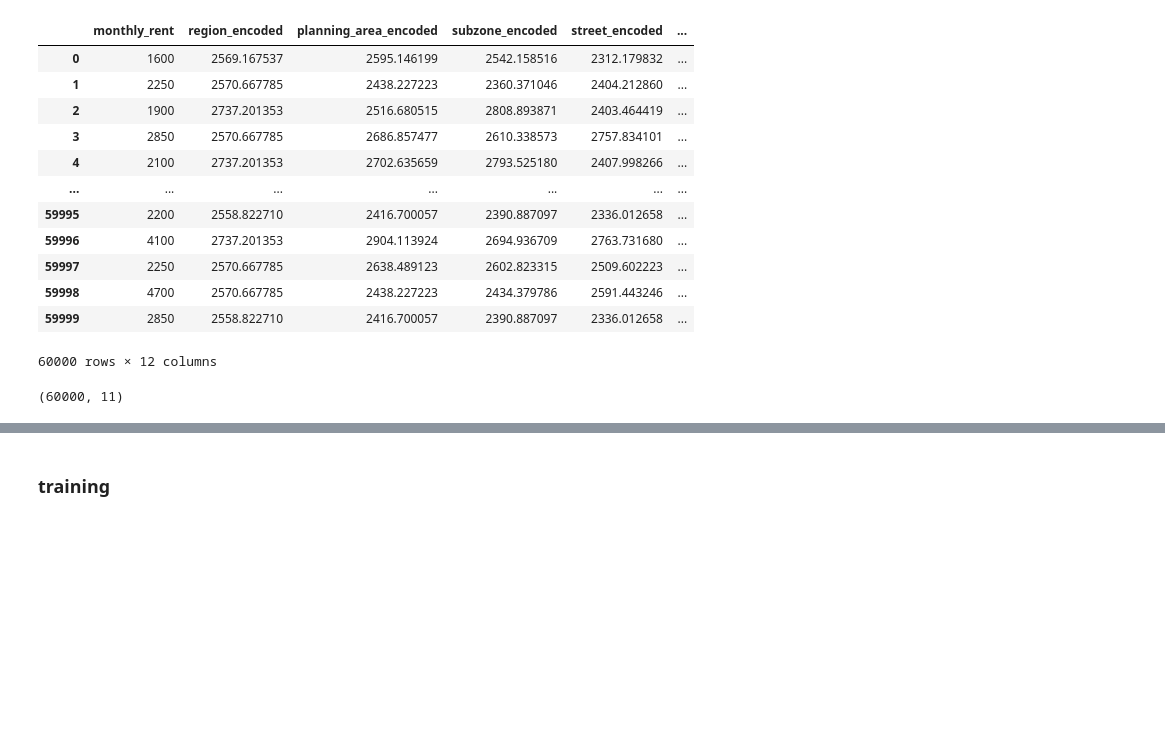
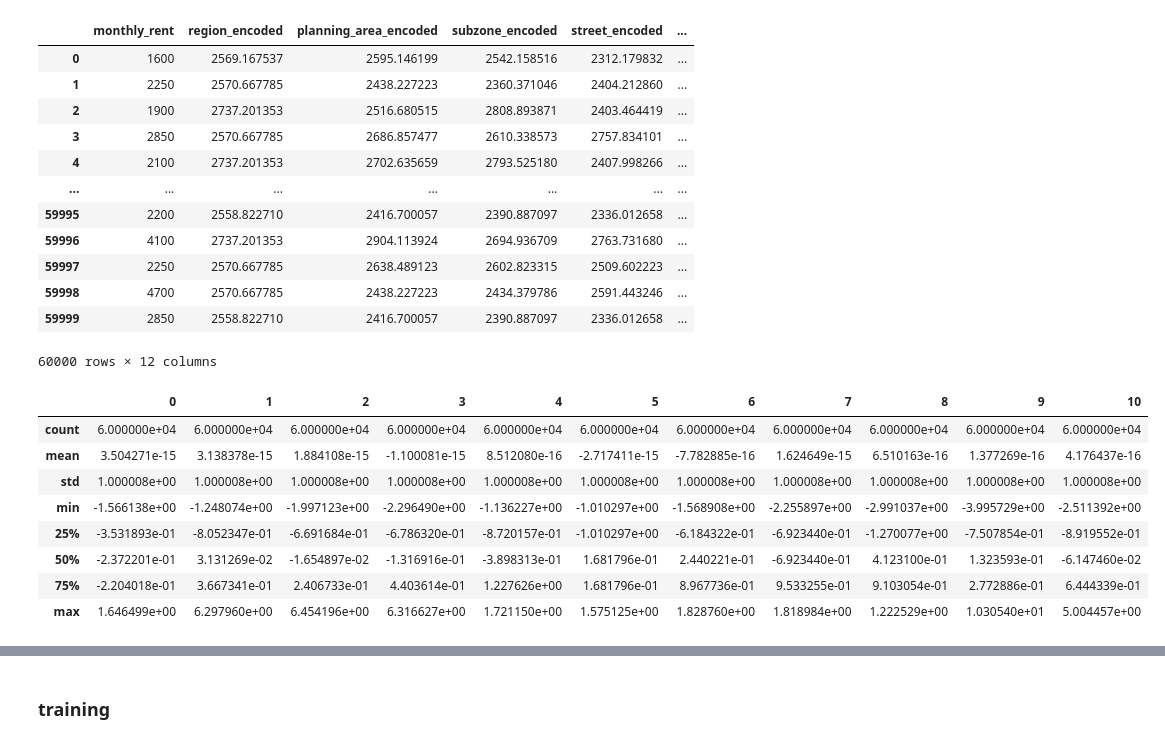
Before and after one commit to Andrewzhang217/CS5228, a Jupyter notebook: project_encoding_training.ipynb, the cells around one changed output, grey strips where cells are left out. Saved outputs shown, nothing was run; the diff lists cells and outputs as text; code cells hidden in the pictures; blank space fills up the shorter version.

```diff
--- a/project_encoding_training.ipynb
+++ b/project_encoding_training.ipynb
@@ -240,9 +238,18 @@ scaler = StandardScaler()
 
 normalized_features = scaler.fit_transform(encoded_train_set.iloc[:,1:])
 # %%
-normalized_features.shape
+df_describe = pd.DataFrame(normalized_features)
+df_describe.describe()
 # %% [output]
-(60000, 11)
+|  | 0 | 1 | 2 | 3 | 4 | 5 | 6 | 7 | 8 | 9 | 10 |
+| count | 6.000000e+04 | 6.000000e+04 | 6.000000e+04 | 6.000000e+04 | 6.000000e+04 | 6.000000e+04 | 6.000000e+04 | 6.000000e+04 | 6.000000e+04 | 6.000000e+04 | 6.000000e+04 |
+| mean | 3.504271e-15 | 3.138378e-15 | 1.884108e-15 | -1.100081e-15 | 8.512080e-16 | -2.717411e-15 | -7.782885e-16 | 1.624649e-15 | 6.510163e-16 | 1.377269e-16 | 4.176437e-16 |
+| std | 1.000008e+00 | 1.000008e+00 | 1.000008e+00 | 1.000008e+00 | 1.000008e+00 | 1.000008e+00 | 1.000008e+00 | 1.000008e+00 | 1.000008e+00 | 1.000008e+00 | 1.000008e+00 |
+| min | -1.566138e+00 | -1.248074e+00 | -1.997123e+00 | -2.296490e+00 | -1.136227e+00 | -1.010297e+00 | -1.568908e+00 | -2.255897e+00 | -2.991037e+00 | -3.995729e+00 | -2.511392e+00 |
+| 25% | -3.531893e-01 | -8.052347e-01 | -6.691684e-01 | -6.786320e-01 | -8.720157e-01 | -1.010297e+00 | -6.184322e-01 | -6.923440e-01 | -1.270077e+00 | -7.507854e-01 | -8.919552e-01 |
+| 50% | -2.372201e-01 | 3.131269e-02 | -1.654897e-02 | -1.316916e-01 | -3.898313e-01 | 1.681796e-01 | 2.440221e-01 | -6.923440e-01 | 4.123100e-01 | 1.323593e-01 | -6.147460e-02 |
+| 75% | -2.204018e-01 | 3.667341e-01 | 2.406733e-01 | 4.403614e-01 | 1.227626e+00 | 1.681796e-01 | 8.967736e-01 | 9.533255e-01 | 9.103054e-01 | 2.772886e-01 | 6.444339e-01 |
+| max | 1.646499e+00 | 6.297960e+00 | 6.454196e+00 | 6.316627e+00 | 1.721150e+00 | 1.575125e+00 | 1.828760e+00 | 1.818984e+00 | 1.222529e+00 | 1.030540e+01 | 5.004457e+00 |
 # %%
 # normalize target variable
 y_scaler = StandardScaler()
```
Also changed, not shown: parts of 11 cells of this notebook.
